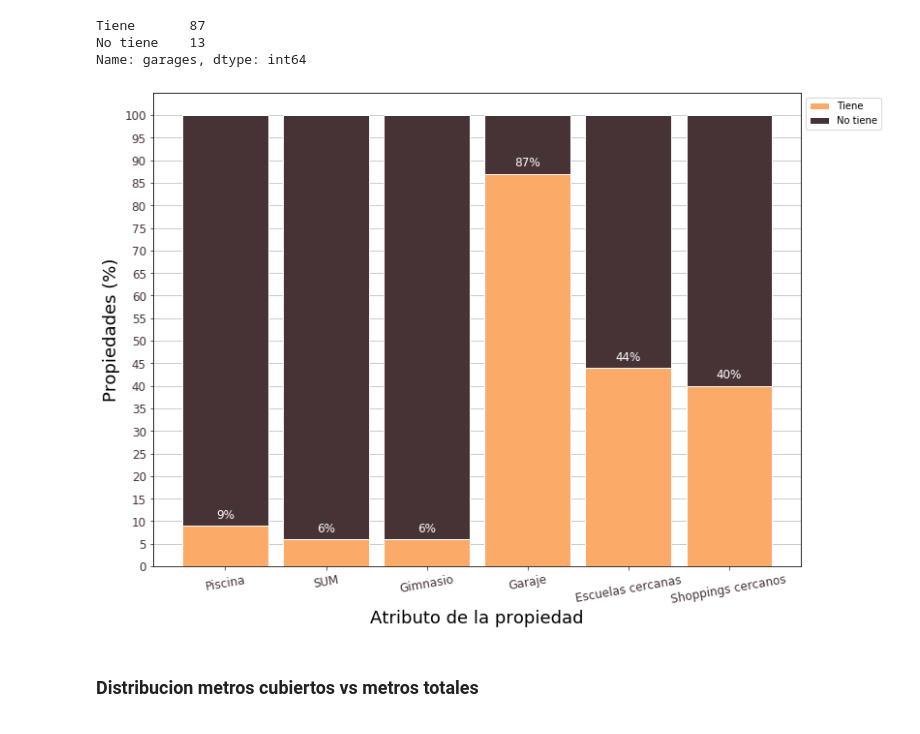
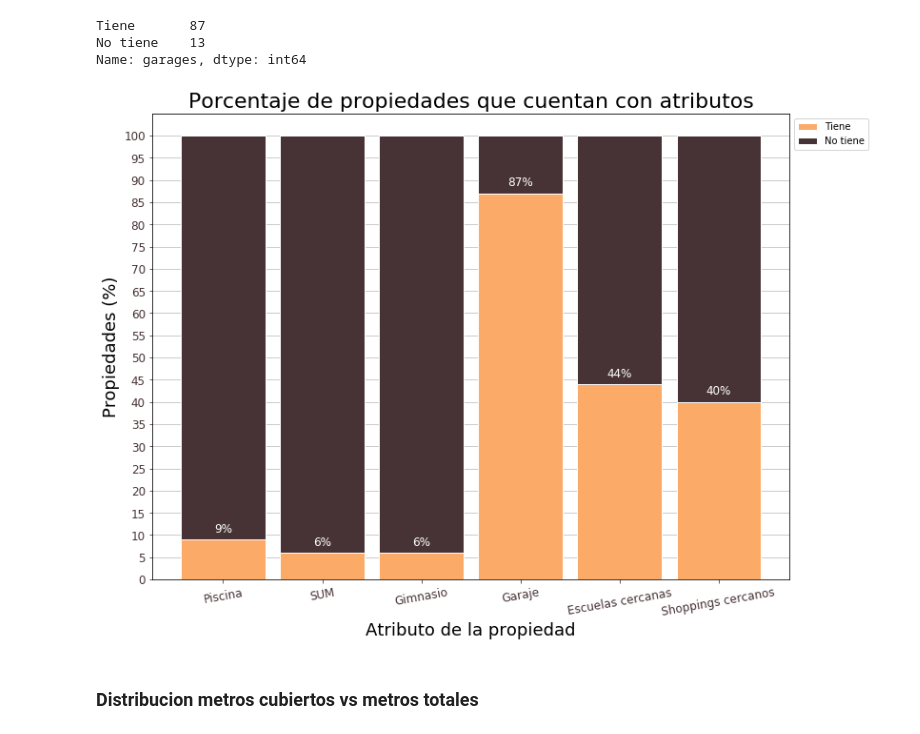
Before and after one commit to nicomatex/datos_tp1_2c2019, a Jupyter notebook: notebooks/Distribucion de variables/distribucion de variables.ipynb, the cells around one changed output. Saved outputs shown, nothing was run; the diff lists cells and outputs as text; code cells hidden in the pictures.

```diff
--- a/notebooks/Distribucion de variables/distribucion de variables.ipynb
+++ b/notebooks/Distribucion de variables/distribucion de variables.ipynb
@@ -154,34 +154,35 @@ raw_data = {'pTiene': tiene, 'pNoTiene': no_tiene}
 data = pd.DataFrame(raw_data)
 names = ('Piscina', 'SUM', 'Gimnasio', 'Garaje', 'Escuelas cercanas', 'Shoppings cercanos')
 
 # plot
 barWidth = 0.85
 lol = plt.bar(r, data['pTiene'], color=amarillo, edgecolor='white', width=barWidth, label="Tiene")
 plt.bar(r, data['pNoTiene'], bottom=data['pTiene'], color=marron, edgecolor='white', width=barWidth, label="No tiene")
 
 plt.xlabel("Atributo de la propiedad", fontsize=18)
 plt.ylabel("Propiedades (%)", fontsize=18)
 plt.xticks(r, names, rotation=10)
 plt.yticks(np.arange(0, 105, step=5))
+plt.title('Porcentaje de propiedades que cuentan con atributos',fontsize=22)
 
 plt.grid(axis='y')
 plt.tick_params(colors=marron, grid_alpha=0.8, labelsize=12)
 
 # Make some labels.
 rects= lol.patches
 
 for rect in rects:
     height = rect.get_height()
     plt.text(rect.get_x() + rect.get_width() / 2, height+1, str(height)+'%', ha='center', va='bottom',
             color='white', size=12)
 
 
 # Add a legend
 plt.legend(loc='upper left', bbox_to_anchor=(1,1), ncol=1)
 
 plt.savefig("atributos porcentuales.png", transparent=True, bbox_inches='tight')
 # %% [output]
-[figure, old version]
+[figure, new version]
 # %% [markdown]
 ### Distribucion metros cubiertos vs metros totales
 # %%
```
Also changed, not shown: parts of 1 cell of this notebook.
